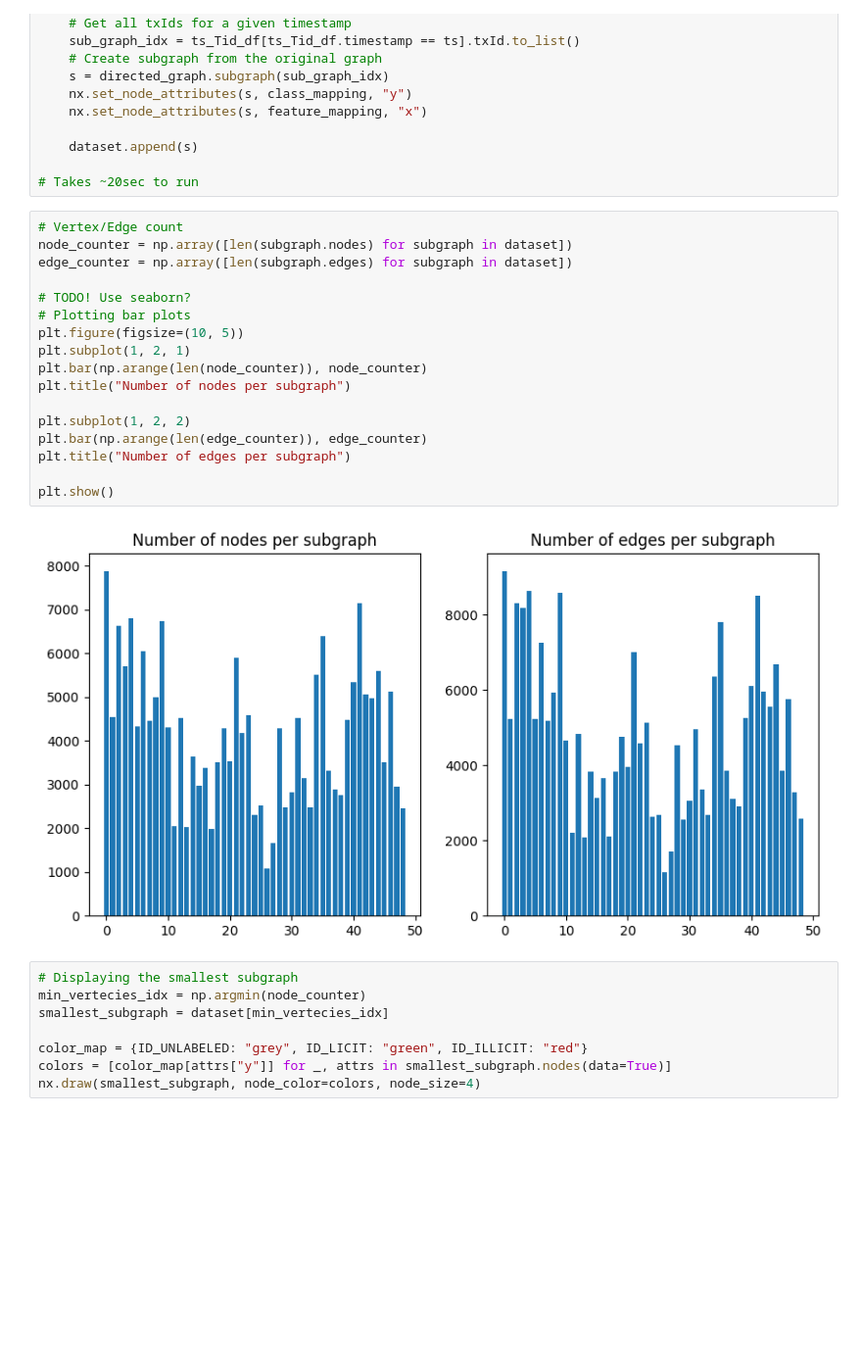
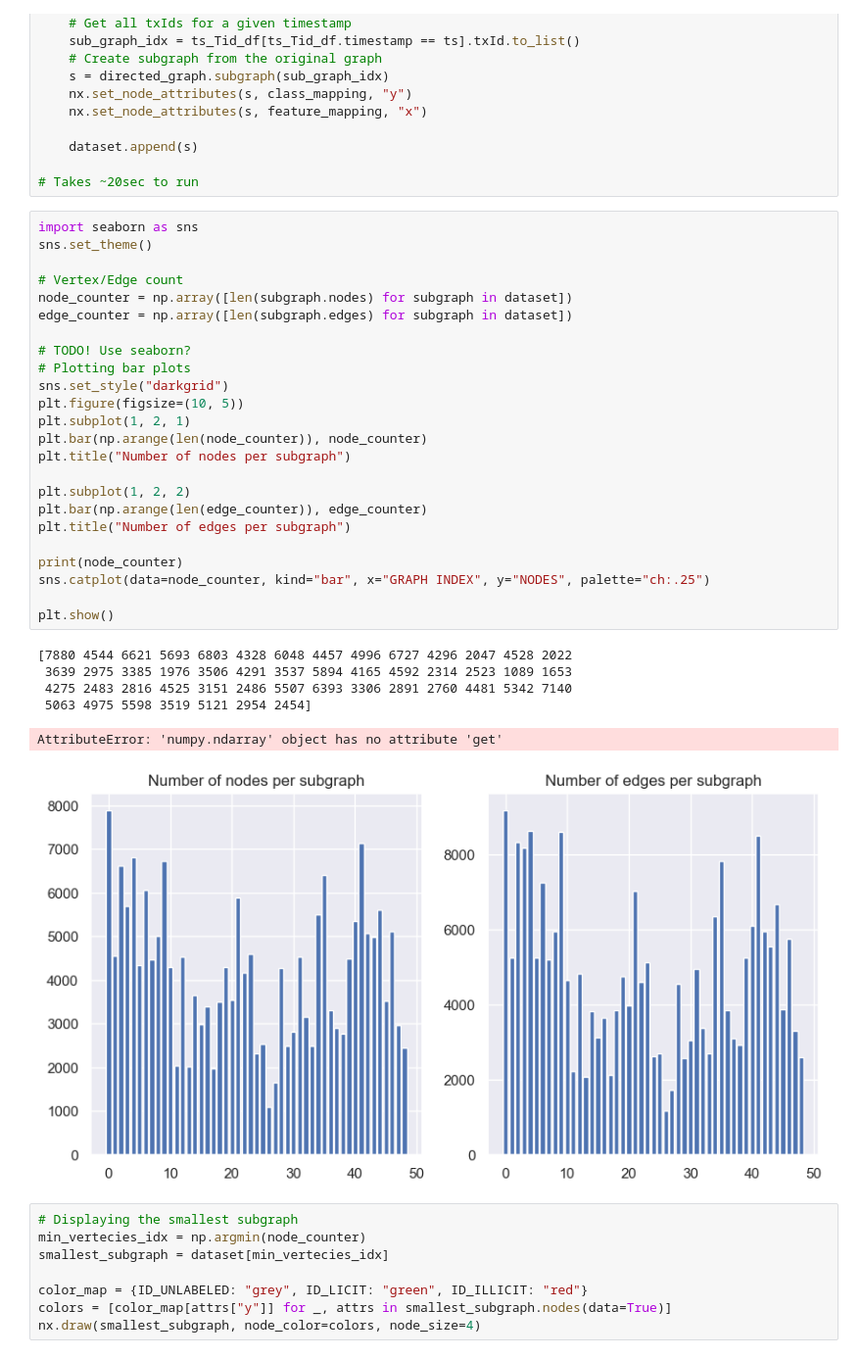
Before and after one commit to aleksgorica/MLGproject, a Jupyter notebook: project.ipynb, the cells around one changed output. Shown at 98% size. Cells and saved outputs as stored; diff of their text form; blank space fills up the shorter version.

Commit message:
- changed visualization of dataset with seaborn

```diff
--- a/project.ipynb
+++ b/project.ipynb
@@ -145,24 +168,36 @@ for ts in timestamps:
 
 # Takes ~20sec to run
 # %%
+import seaborn as sns
+sns.set_theme()
+
 # Vertex/Edge count
 node_counter = np.array([len(subgraph.nodes) for subgraph in dataset])
 edge_counter = np.array([len(subgraph.edges) for subgraph in dataset])
 
 # TODO! Use seaborn?
 # Plotting bar plots
+sns.set_style("darkgrid")
 plt.figure(figsize=(10, 5))
 plt.subplot(1, 2, 1)
 plt.bar(np.arange(len(node_counter)), node_counter)
 plt.title("Number of nodes per subgraph")
 
 plt.subplot(1, 2, 2)
 plt.bar(np.arange(len(edge_counter)), edge_counter)
 plt.title("Number of edges per subgraph")
 
+print(node_counter)
+sns.catplot(data=node_counter, kind="bar", x="GRAPH INDEX", y="NODES", palette="ch:.25")
+
 plt.show()
 # %% [output]
+[7880 4544 6621 5693 6803 4328 6048 4457 4996 6727 4296 2047 4528 2022
+ 3639 2975 3385 1976 3506 4291 3537 5894 4165 4592 2314 2523 1089 1653
+ 4275 2483 2816 4525 3151 2486 5507 6393 3306 2891 2760 4481 5342 7140
+ 5063 4975 5598 3519 5121 2954 2454]
+AttributeError: 'numpy.ndarray' object has no attribute 'get'
-[figure, old version]
+[figure, new version]
 # %%
 # Displaying the smallest subgraph
 min_vertecies_idx = np.argmin(node_counter)
```
Also changed, not shown: parts of 1 cell of this notebook.
